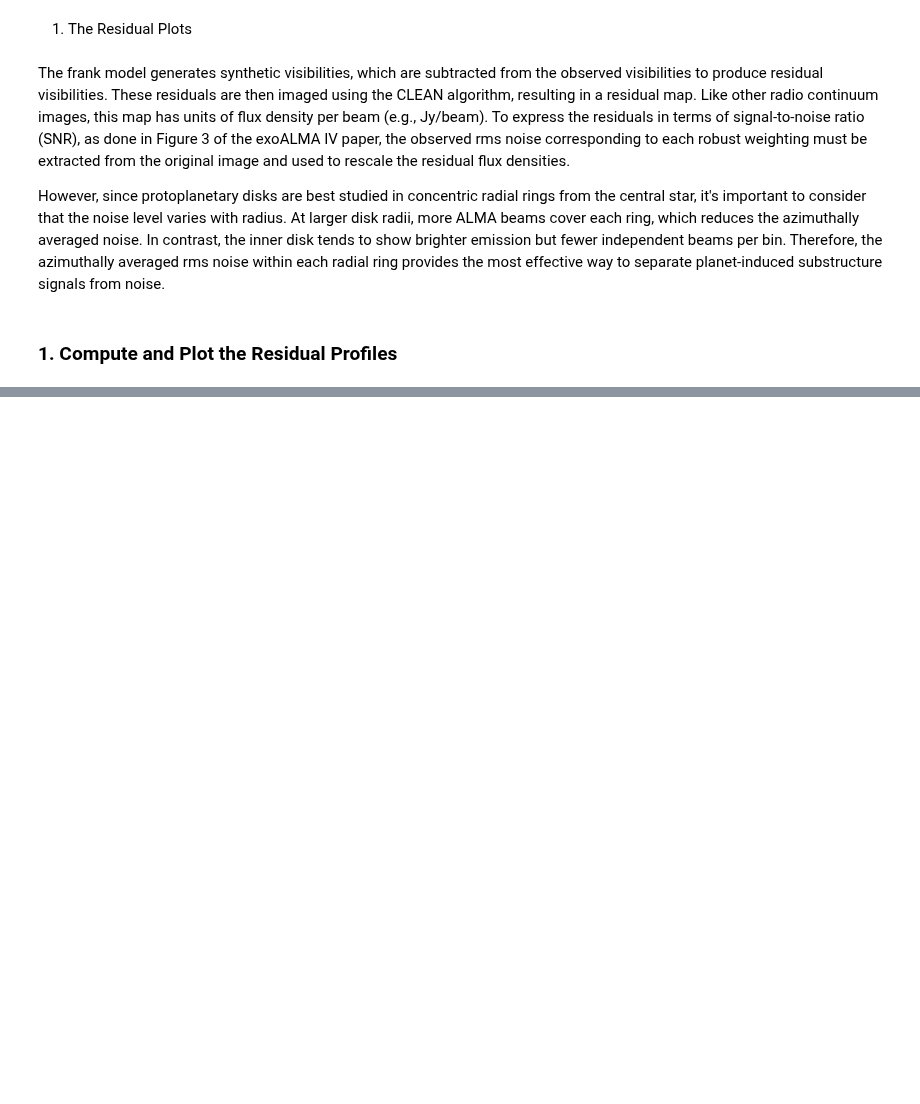
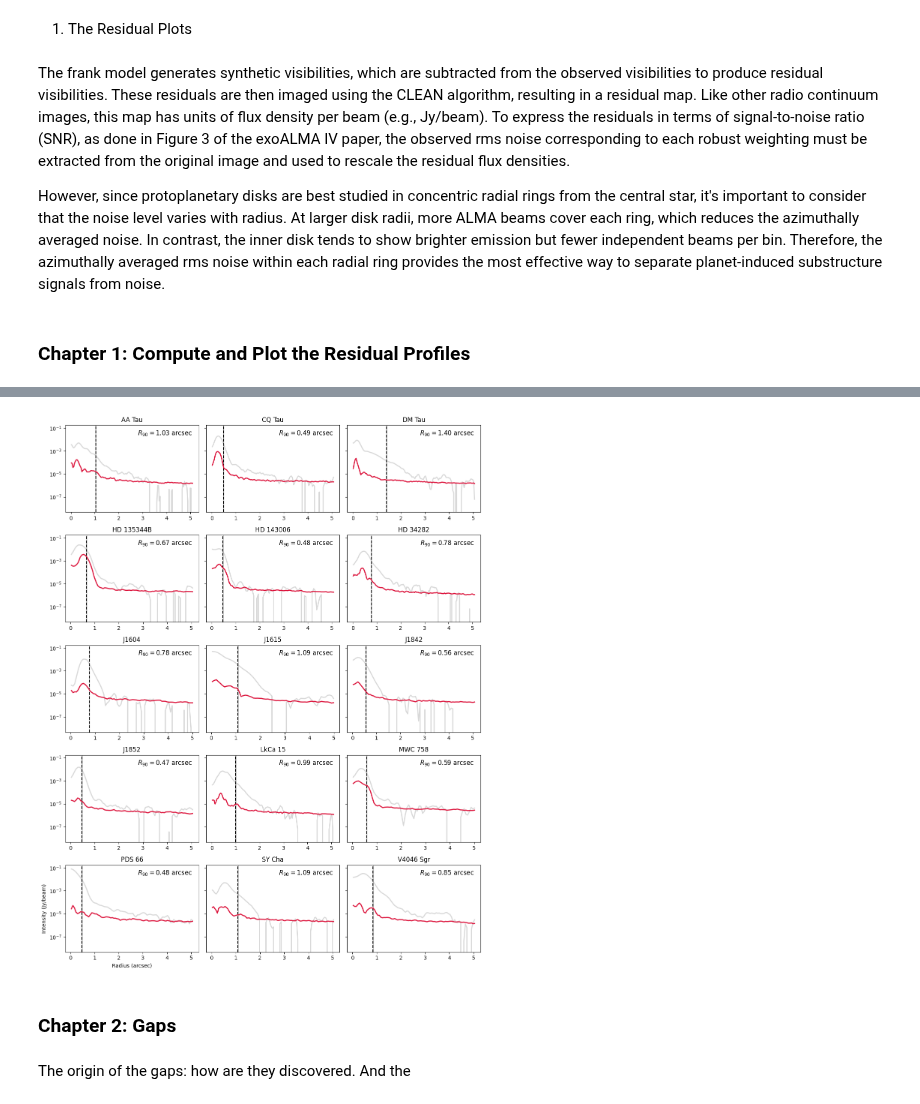
Before and after one commit to VWelke/CPD_MPIA, a Jupyter notebook: Median_SNR/Plot.ipynb, the cells around one changed output, grey strips where cells are left out. Drawn from its saved outputs; the diff is of its cells as text; code cells hidden in the pictures; blank space fills up the shorter version.

```diff
--- a/Median_SNR/Plot.ipynb
+++ b/Median_SNR/Plot.ipynb
@@ -44,4 +44,8 @@ DiskResiduals = disk_residuals_median_SNR.DiskResiduals_Median_SNR
 # %% [markdown]
-### 1. Compute and Plot the Residual Profiles
+### Chapter 1: Compute and Plot the Residual Profiles
 # %%
-# Move the plotting function into here for easier update
+
+# load the all_disk object  (does not have source_detection yet)
+
+with open('disk_object_files/all_disks.pkl', 'rb') as f:
+    all_disks = pickle.load(f)
@@ -48,8 +178,3 @@ DiskResiduals = disk_residuals_median_SNR.DiskResiduals_Median_SNR
 # %%
-next(iter(all_disks.values())).plot_profiles(
-    all_disks=all_disks,
-    robust_val="2.0",
-    radius_unit="au",
-    use_full_fov=False,
-    figsize=(12, 15)
-)#
+plot_profiles_new(disk_obj, robust_val="2.0", FOV=None, radius_unit="arcsec", use_full_fov=False, figsize=(12, 6), all_disks=all_disks)
+# %% [output]
@@ -55,0 +198,5 @@ next(iter(all_disks.values())).plot_profiles(
+[figure, added]
+# %% [markdown]
+### Chapter 2: Gaps
+# %% [markdown]
+The origin of the gaps: how are they discovered. And the
```
Also changed, not shown: parts of 7 cells of this notebook, 11 other files.
